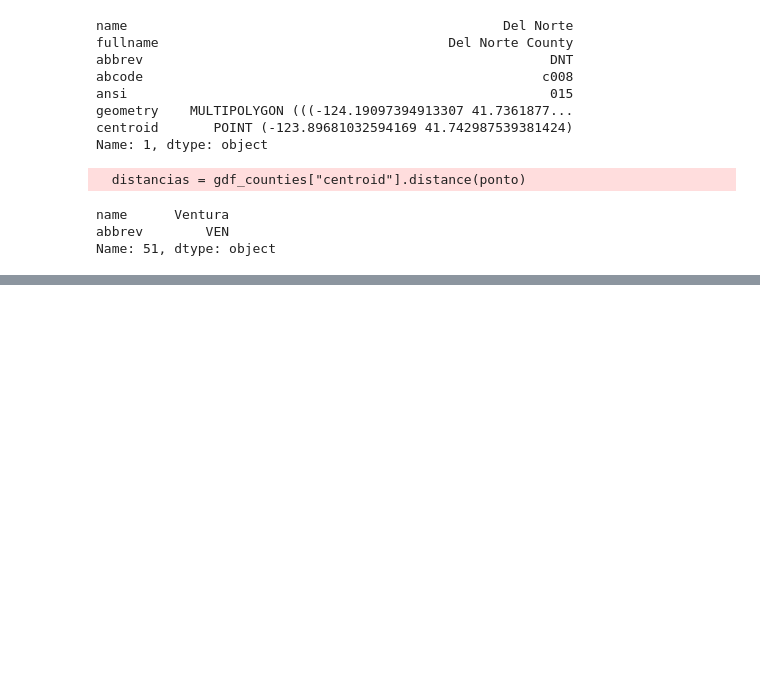
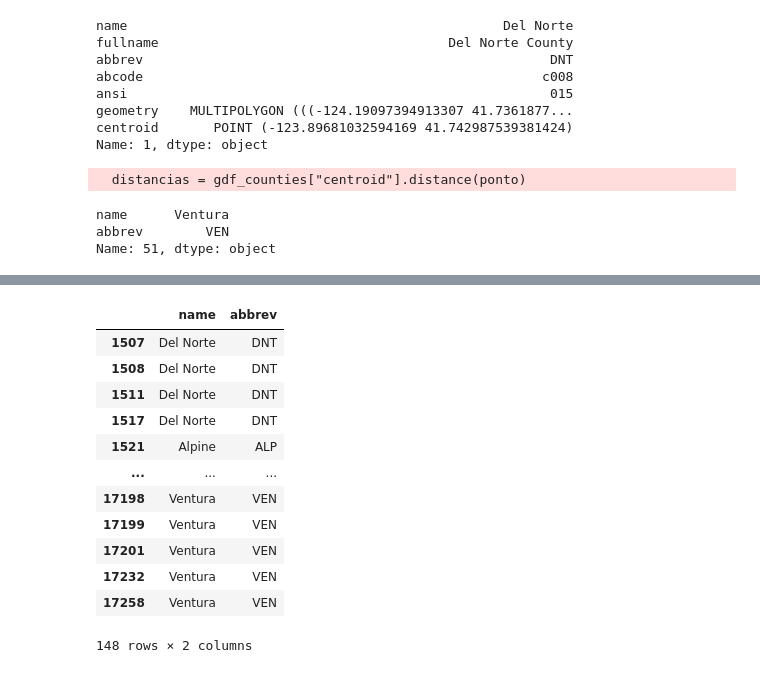
Before and after one commit to HilarioMarques/Regressao_preco_casas_California_Kaggle, a Jupyter notebook: notebooks/GeoPandas .ipynb, the cells around one changed output, grey strips where cells are left out. Drawn from its saved outputs; the diff is of its cells as text; code cells hidden in the pictures; blank space fills up the shorter version.

```diff
--- a/notebooks/GeoPandas .ipynb
+++ b/notebooks/GeoPandas .ipynb
@@ -389,0 +429,16 @@ gdf_joined.loc[linhas_faltantes, ["name", "abbrev"]] = gdf_joined.loc[linhas_fal
+# %%
+gdf_joined.loc[linhas_faltantes, ["name", "abbrev"]]
+# %% [output]
+|  | name | abbrev |
+| 1507 | Del Norte | DNT |
+| 1508 | Del Norte | DNT |
+| 1511 | Del Norte | DNT |
+| 1517 | Del Norte | DNT |
+| 1521 | Alpine | ALP |
+| ... | ... | ... |
+| 17198 | Ventura | VEN |
+| 17199 | Ventura | VEN |
+| 17201 | Ventura | VEN |
+| 17232 | Ventura | VEN |
+| 17258 | Ventura | VEN |
+148 rows × 2 columns
```
Also changed, not shown: parts of 4 cells of this notebook.
